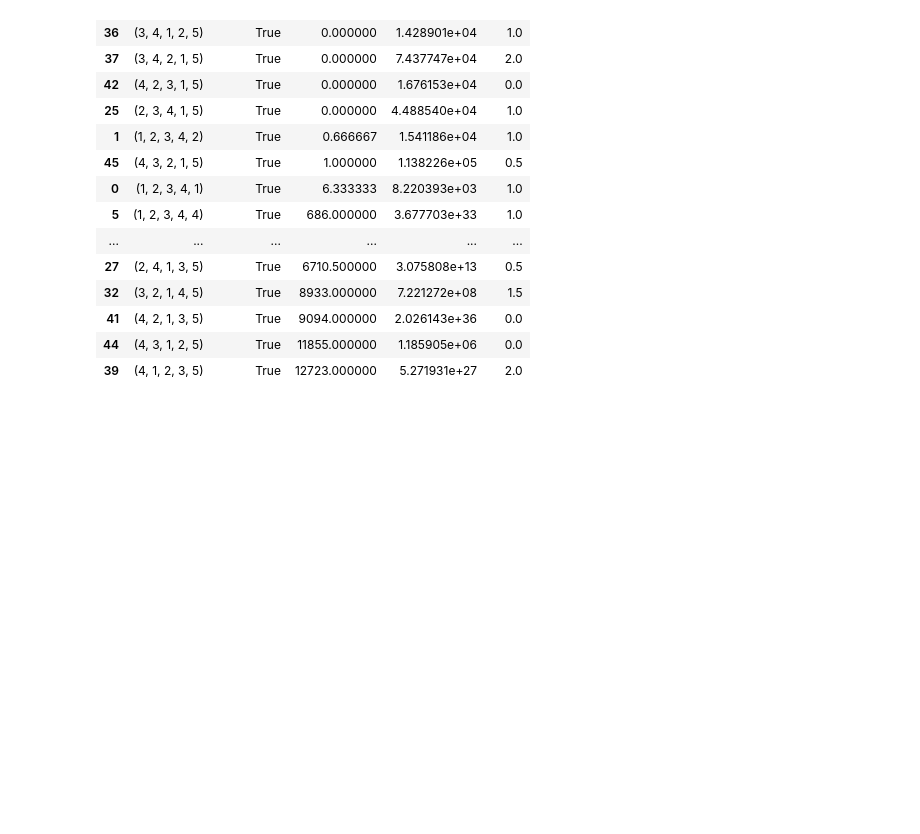
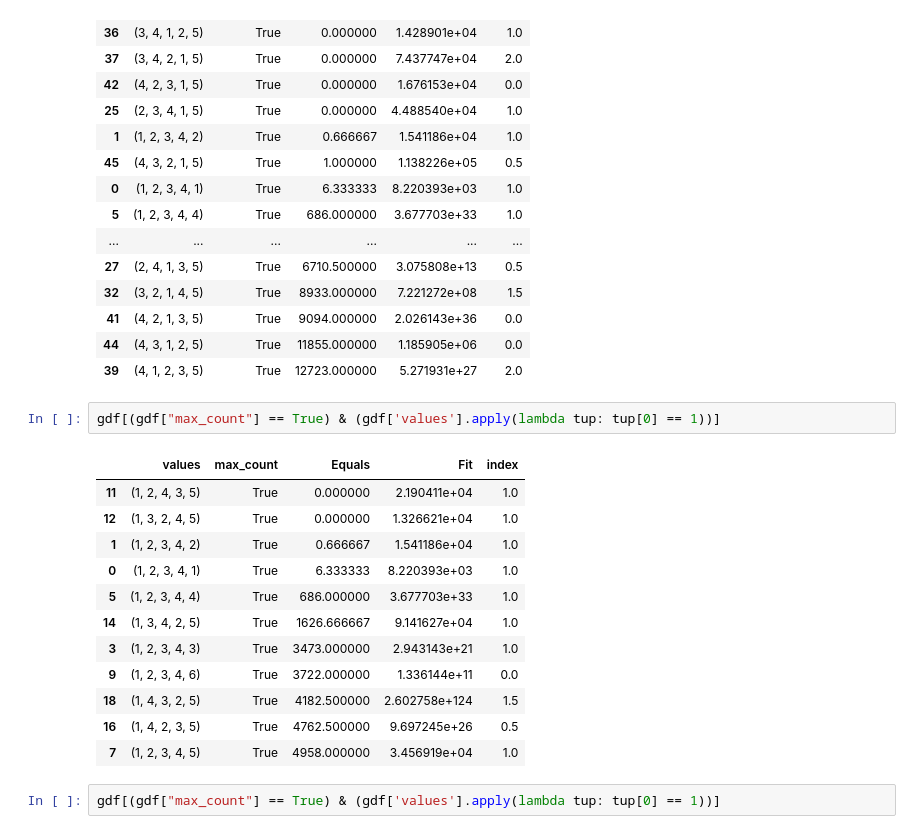
Before and after one commit to alzh9000/avida, a Jupyter notebook: cbuild_changed/work/results_plots.ipynb, the cells around one changed output. Drawn from its saved outputs; the diff is of its cells as text; blank space fills up the shorter version.

Commit message:
gdf[(gdf[max_count] == True) & (gdf['values'].apply(lambda tup: tup[0] == 1))]

```diff
--- a/cbuild_changed/work/results_plots.ipynb
+++ b/cbuild_changed/work/results_plots.ipynb
@@ -410,3 +410,20 @@ gdf[gdf["max_count"] == True]
 | 41 | (4, 2, 1, 3, 5) | True | 9094.000000 | 2.026143e+36 | 0.0 |
 | 44 | (4, 3, 1, 2, 5) | True | 11855.000000 | 1.185905e+06 | 0.0 |
 | 39 | (4, 1, 2, 3, 5) | True | 12723.000000 | 5.271931e+27 | 2.0 |
+# %%
+gdf[(gdf["max_count"] == True) & (gdf['values'].apply(lambda tup: tup[0] == 1))]
+# %% [output]
+|  | values | max_count | Equals | Fit | index |
+| 11 | (1, 2, 4, 3, 5) | True | 0.000000 | 2.190411e+04 | 1.0 |
+| 12 | (1, 3, 2, 4, 5) | True | 0.000000 | 1.326621e+04 | 1.0 |
+| 1 | (1, 2, 3, 4, 2) | True | 0.666667 | 1.541186e+04 | 1.0 |
+| 0 | (1, 2, 3, 4, 1) | True | 6.333333 | 8.220393e+03 | 1.0 |
+| 5 | (1, 2, 3, 4, 4) | True | 686.000000 | 3.677703e+33 | 1.0 |
+| 14 | (1, 3, 4, 2, 5) | True | 1626.666667 | 9.141627e+04 | 1.0 |
+| 3 | (1, 2, 3, 4, 3) | True | 3473.000000 | 2.943143e+21 | 1.0 |
+| 9 | (1, 2, 3, 4, 6) | True | 3722.000000 | 1.336144e+11 | 0.0 |
+| 18 | (1, 4, 3, 2, 5) | True | 4182.500000 | 2.602758e+124 | 1.5 |
+| 16 | (1, 4, 2, 3, 5) | True | 4762.500000 | 9.697245e+26 | 0.5 |
+| 7 | (1, 2, 3, 4, 5) | True | 4958.000000 | 3.456919e+04 | 1.0 |
+# %%
+gdf[(gdf["max_count"] == True) & (gdf['values'].apply(lambda tup: tup[0] == 1))]
```
Also changed, not shown: 2 other files.
